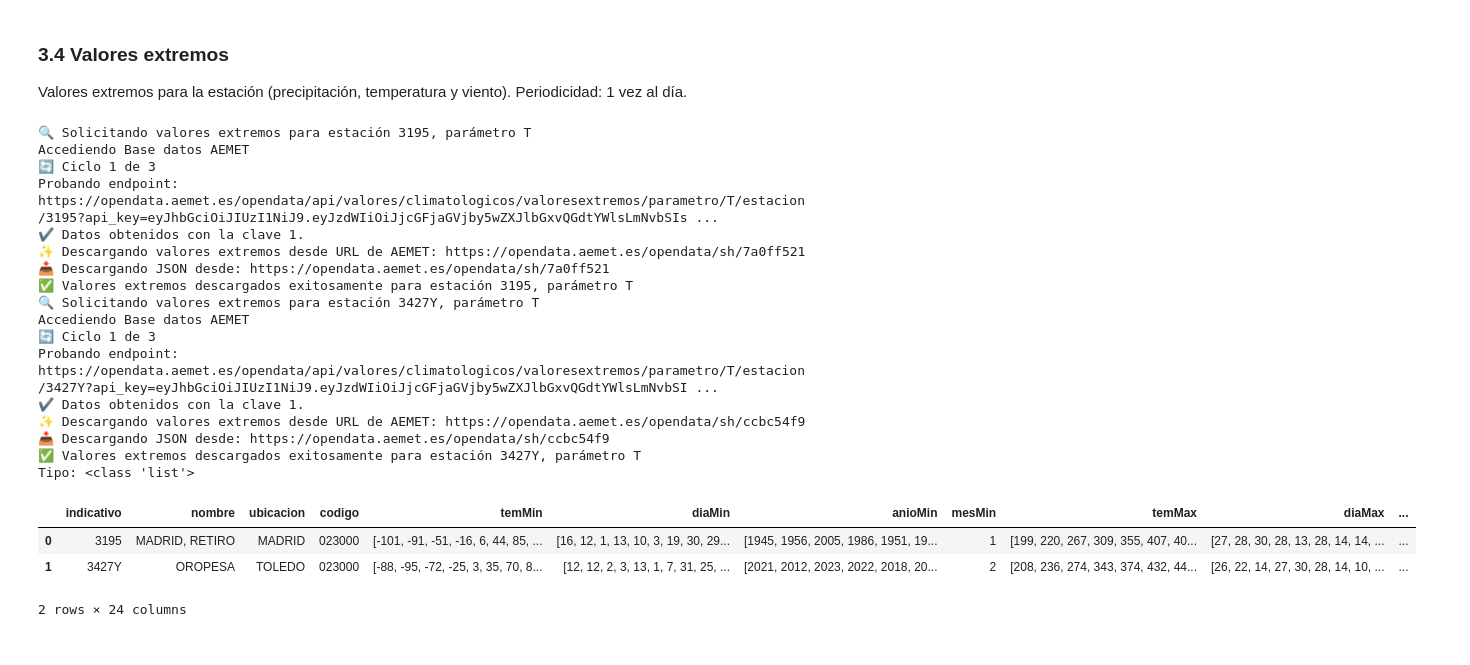
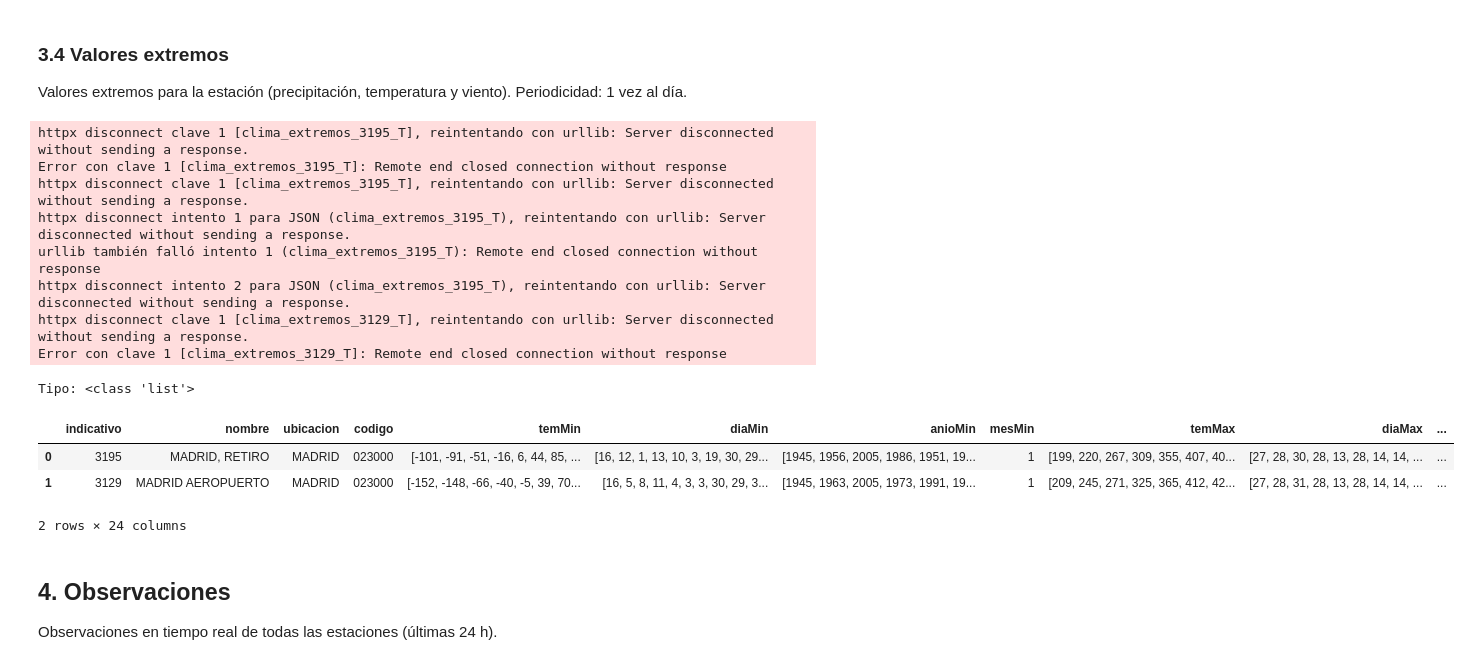
Before and after one commit to DatosMeteo/ametdata-py, a Jupyter notebook: demo/demo_functions.ipynb, the cells around one changed output. Cells and saved outputs as stored; diff of their text form; code cells hidden in the pictures.

```diff
--- a/demo/demo_functions.ipynb
+++ b/demo/demo_functions.ipynb
@@ -103,9 +117,13 @@ Tipo: <class 'list'>
 # %% [markdown]
 ### 3.2 Climatología diaria
 # %%
-from aemetdata.climatologia import datos_diarios
-# Ejemplo: dos estaciones, rango de fechas (solo AAAA-MM-DD)
-resultado = await datos_diarios(["3195","3427Y"], '2022-01-01', '2022-08-10', [API_KEY])
-print(f'Tipo: {type(resultado)}')
-pd.DataFrame(resultado)
+from aemetdata.utils.suport_functions import AemetError
+
+try:
+    from aemetdata.climatologia import datos_diarios
+    resultado = await datos_diarios(["3195","3129"], '2022-01-01', '2022-08-10', [API_KEY])
+    print(f'Tipo: {type(resultado)}')
+    display(pd.DataFrame(resultado))
+except (AemetError, Exception) as e:
+    print(f"Endpoint no disponible: {e}")
 # %% [output]
@@ -143,11 +149,14 @@ Tipo: <class 'list'>
 ### 3.3 Valores normales
 Valores climatológicos normales (periodo 1991-2020) para la estación pasada por parámetro. Periodicidad: 1 vez al día.
 # %%
-from aemetdata.climatologia import datos_normales
+from aemetdata.utils.suport_functions import AemetError
 
-# Valores normales
-resultado_normales = await datos_normales(["3195","3427Y"], [API_KEY])
-print(f"Tipo: {type(resultado_normales)}")
-import pandas as pd
-pd.DataFrame(resultado_normales)
+try:
+    from aemetdata.climatologia import datos_normales
+    resultado_normales = await datos_normales(["3195","3129"], [API_KEY])
+    print(f"Tipo: {type(resultado_normales)}")
+    import pandas as pd
+    display(pd.DataFrame(resultado_normales))
+except (AemetError, Exception) as e:
+    print(f"Endpoint no disponible: {e}")
 # %% [output]
@@ -190,32 +185,30 @@ Tipo: <class 'list'>
 ### 3.4 Valores extremos
 Valores extremos para la estación  (precipitación, temperatura y viento). Periodicidad: 1 vez al día.
 # %%
-from aemetdata.climatologia import datos_extremos
+from aemetdata.utils.suport_functions import AemetError
 
-
-# Valores extremos con parámetro personalizado
-resultado_extremos_T = await datos_extremos(["3195","3427Y"], [API_KEY], parametro="T")
-print(f"Tipo: {type(resultado_extremos_T)}")
-pd.DataFrame(resultado_extremos_T)
+try:
+    from aemetdata.climatologia import datos_extremos
+    resultado_extremos_T = await datos_extremos(["3195","3129"], [API_KEY], parametro="T")
+    print(f"Tipo: {type(resultado_extremos_T)}")
+    display(pd.DataFrame(resultado_extremos_T))
+except (AemetError, Exception) as e:
+    print(f"Endpoint no disponible: {e}")
 # %% [output]
-🔍 Solicitando valores extremos para estación 3195, parámetro T
-Accediendo Base datos AEMET
-🔄 Ciclo 1 de 3
-Probando endpoint: https://opendata.aemet.es/opendata/api/valores/climatologicos/valoresextremos/parametro/T/estacion/3195?api_key=eyJhbGciOiJIUzI1NiJ9.eyJzdWIiOiJjcGFjaGVjby5wZXJlbGxvQGdtYWlsLmNvbSIs ...
-✔️ Datos obtenidos con la clave 1.
-✨ Descargando valores extremos desde URL de AEMET: https://opendata.aemet.es/opendata/sh/7a0ff521
-📥 Descargando JSON desde: https://opendata.aemet.es/opendata/sh/7a0ff521
-✅ Valores extremos descargados exitosamente para estación 3195, parámetro T
-🔍 Solicitando valores extremos para estación 3427Y, parámetro T
-Accediendo Base datos AEMET
-🔄 Ciclo 1 de 3
-Probando endpoint: https://opendata.aemet.es/opendata/api/valores/climatologicos/valoresextremos/parametro/T/estacion/3427Y?api_key=eyJhbGciOiJIUzI1NiJ9.eyJzdWIiOiJjcGFjaGVjby5wZXJlbGxvQGdtYWlsLmNvbSI ...
-✔️ Datos obtenidos con la clave 1.
-✨ Descargando valores extremos desde URL de AEMET: https://opendata.aemet.es/opendata/sh/ccbc54f9
-📥 Descargando JSON desde: https://opendata.aemet.es/opendata/sh/ccbc54f9
-✅ Valores extremos descargados exitosamente para estación 3427Y, parámetro T
-Tipo: <class 'list'>
+httpx disconnect clave 1 [clima_extremos_3195_T], reintentando con urllib: Server disconnected without sending a response.
+Error con clave 1 [clima_extremos_3195_T]: Remote end closed connection without response
+httpx disconnect clave 1 [clima_extremos_3195_T], reintentando con urllib: Server disconnected without sending a response.
+httpx disconnect intento 1 para JSON (clima_extremos_3195_T), reintentando con urllib: Server disconnected without sending a response.
+urllib también falló intento 1 (clima_extremos_3195_T): Remote end closed connection without response
+httpx disconnect intento 2 para JSON (clima_extremos_3195_T), reintentando con urllib: Server disconnected without sending a response.
+httpx disconnect clave 1 [clima_extremos_3129_T], reintentando con urllib: Server disconnected without sending a response.
+Error con clave 1 [clima_extremos_3129_T]: Remote end closed connection without response
+Tipo: <class 'list'>
 |  | indicativo | nombre | ubicacion | codigo | temMin | diaMin | anioMin | mesMin | temMax | diaMax | ... |
 | 0 | 3195 | MADRID, RETIRO | MADRID | 023000 | [-101, -91, -51, -16, 6, 44, 85, ... | [16, 12, 1, 13, 10, 3, 19, 30, 29... | [1945, 1956, 2005, 1986, 1951, 19... | 1 | [199, 220, 267, 309, 355, 407, 40... | [27, 28, 30, 28, 13, 28, 14, 14, ... | ... |
-| 1 | 3427Y | OROPESA | TOLEDO | 023000 | [-88, -95, -72, -25, 3, 35, 70, 8... | [12, 12, 2, 3, 13, 1, 7, 31, 25, ... | [2021, 2012, 2023, 2022, 2018, 20... | 2 | [208, 236, 274, 343, 374, 432, 44... | [26, 22, 14, 27, 30, 28, 14, 10, ... | ... |
+| 1 | 3129 | MADRID AEROPUERTO | MADRID | 023000 | [-152, -148, -66, -40, -5, 39, 70... | [16, 5, 8, 11, 4, 3, 3, 30, 29, 3... | [1945, 1963, 2005, 1973, 1991, 19... | 1 | [209, 245, 271, 325, 365, 412, 42... | [27, 28, 31, 28, 13, 28, 14, 14, ... | ... |
-2 rows × 24 columns
+2 rows × 24 columns
+# %% [markdown]
+## 4. Observaciones
+
+Observaciones en tiempo real de todas las estaciones (últimas 24 h).
```
Also changed, not shown: parts of 22 cells of this notebook, 19 other files.
